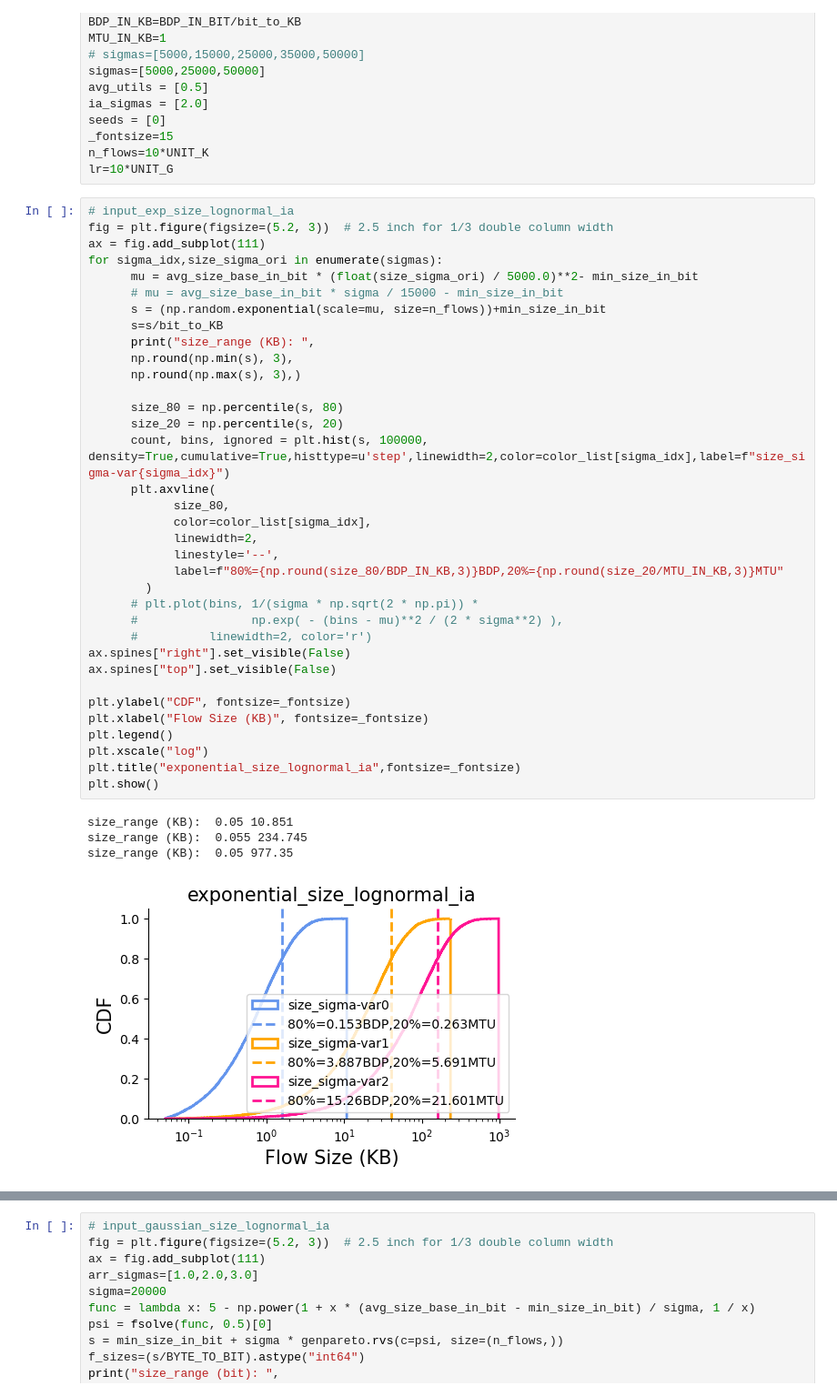
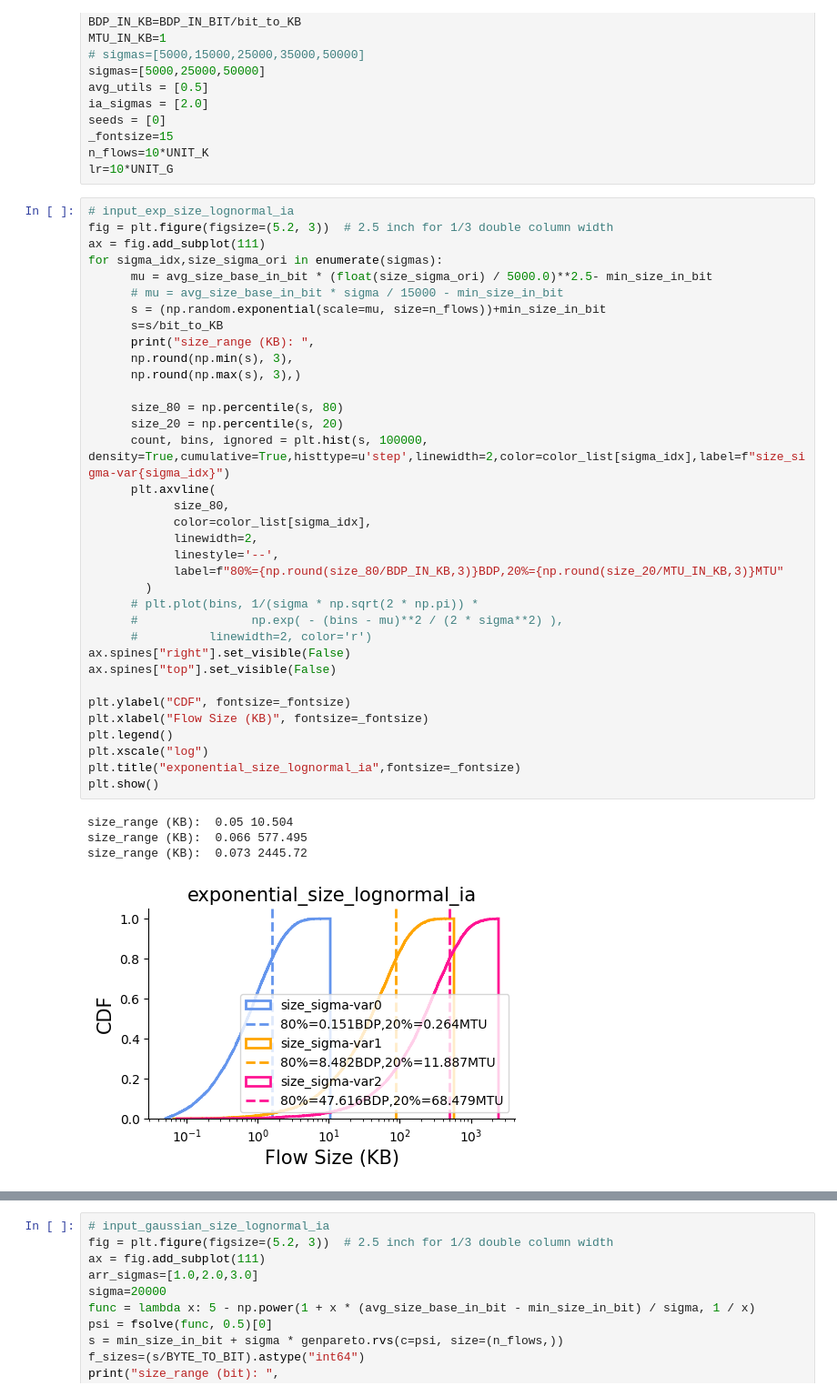
Before and after one commit to kwzhao/High-Precision-Congestion-Control, a Jupyter notebook: traffic_gen/plt_data.ipynb, the cells around one changed output, grey strips where cells are left out. Shown at 91% size. Drawn from its saved outputs; the diff is of its cells as text.

```diff
--- a/traffic_gen/plt_data.ipynb
+++ b/traffic_gen/plt_data.ipynb
@@ -33,41 +33,41 @@ lr=10*UNIT_G
 fig = plt.figure(figsize=(5.2, 3))  # 2.5 inch for 1/3 double column width
 ax = fig.add_subplot(111)
 for sigma_idx,size_sigma_ori in enumerate(sigmas):
-      mu = avg_size_base_in_bit * (float(size_sigma_ori) / 5000.0)**2- min_size_in_bit
+      mu = avg_size_base_in_bit * (float(size_sigma_ori) / 5000.0)**2.5- min_size_in_bit
       # mu = avg_size_base_in_bit * sigma / 15000 - min_size_in_bit
       s = (np.random.exponential(scale=mu, size=n_flows))+min_size_in_bit
       s=s/bit_to_KB
       print("size_range (KB): ",
       np.round(np.min(s), 3),
       np.round(np.max(s), 3),)
 
       size_80 = np.percentile(s, 80)
       size_20 = np.percentile(s, 20)
       count, bins, ignored = plt.hist(s, 100000, density=True,cumulative=True,histtype=u'step',linewidth=2,color=color_list[sigma_idx],label=f"size_sigma-var{sigma_idx}")
       plt.axvline(
             size_80,
             color=color_list[sigma_idx],
             linewidth=2,
             linestyle='--',
             label=f"80%={np.round(size_80/BDP_IN_KB,3)}BDP,20%={np.round(size_20/MTU_IN_KB,3)}MTU"
         )
       # plt.plot(bins, 1/(sigma * np.sqrt(2 * np.pi)) *
       #                np.exp( - (bins - mu)**2 / (2 * sigma**2) ),
       #          linewidth=2, color='r')
 ax.spines["right"].set_visible(False)
 ax.spines["top"].set_visible(False)
 
 plt.ylabel("CDF", fontsize=_fontsize)
 plt.xlabel("Flow Size (KB)", fontsize=_fontsize)
 plt.legend()
 plt.xscale("log")
 plt.title("exponential_size_lognormal_ia",fontsize=_fontsize)
 plt.show()
 # %% [output]
-size_range (KB):  0.05 10.851
-size_range (KB):  0.055 234.745
-size_range (KB):  0.05 977.35
+size_range (KB):  0.05 10.504
+size_range (KB):  0.066 577.495
+size_range (KB):  0.073 2445.72
-[figure, old version]
+[figure, new version]
 # %%
 def PosNormal(mean, sigma):
     x = np.random.normal(mean,sigma,1)
```
Also changed, not shown: parts of 4 cells of this notebook, 3 other files.
